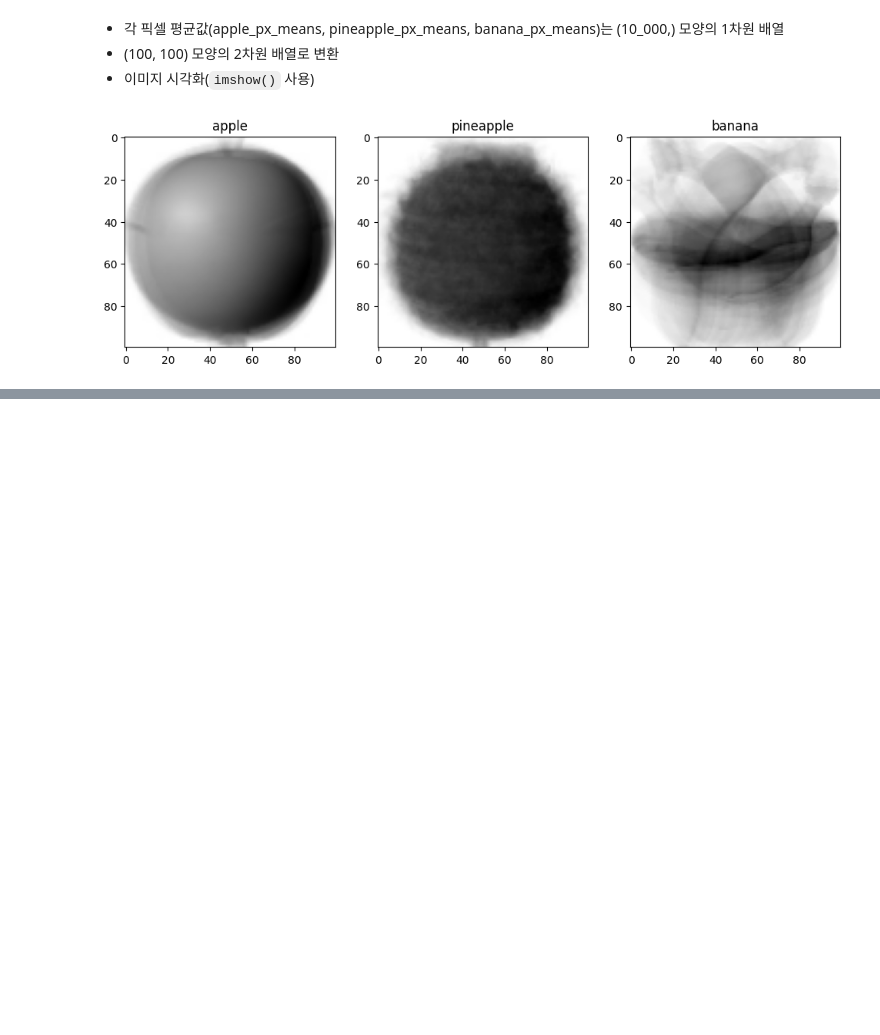
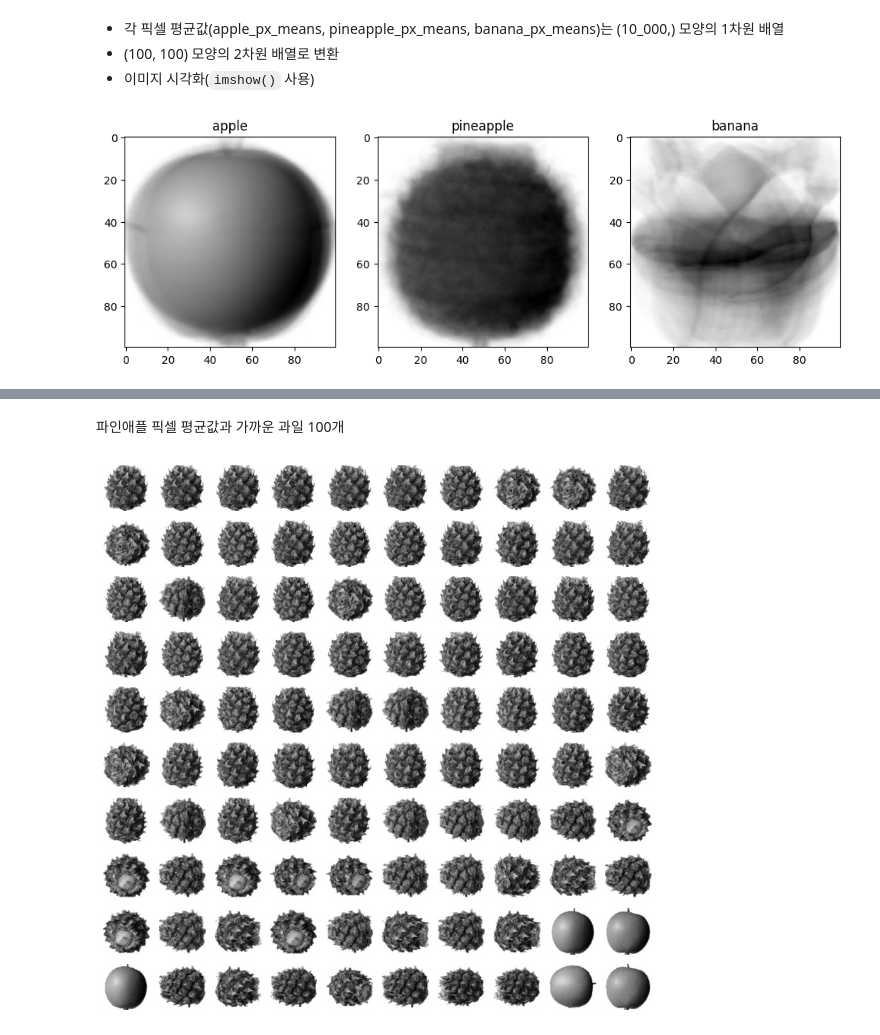
Before and after one commit to JakeOh/202605_BD57, a Jupyter notebook: lab_ml/ml14_clustering.ipynb, the cells around one changed output, grey strips where cells are left out. Saved outputs shown, nothing was run; the diff lists cells and outputs as text; code cells hidden in the pictures; blank space fills up the shorter version.

Commit message:
픽셀 평균값과 가까운 거리에 있는 이미지 샘플 찾기

```diff
--- a/lab_ml/ml14_clustering.ipynb
+++ b/lab_ml/ml14_clustering.ipynb
@@ -199,0 +242,8 @@ plt.show()
+# %% [markdown]
+파인애플 픽셀 평균값과 가까운 과일 100개
+# %%
+distances = np.sqrt(np.sum((fruits_2d - pineapple_px_means) ** 2, axis=1))
+pineapple_like_idx = np.argsort(distances)[:100]
+plot_img_array(fruits[pineapple_like_idx])
+# %% [output]
+[figure, added]
```
Also changed, not shown: parts of 11 cells of this notebook.
